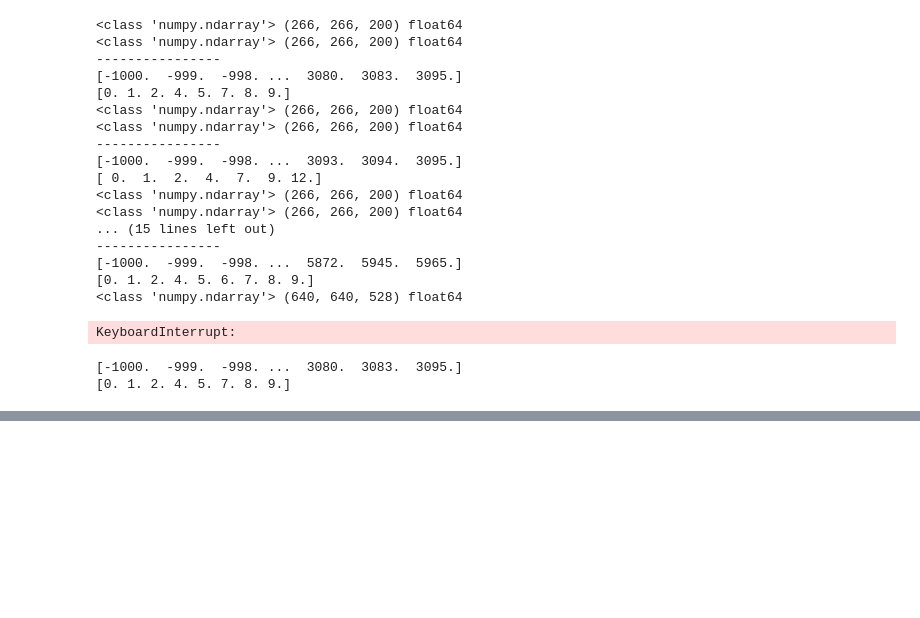
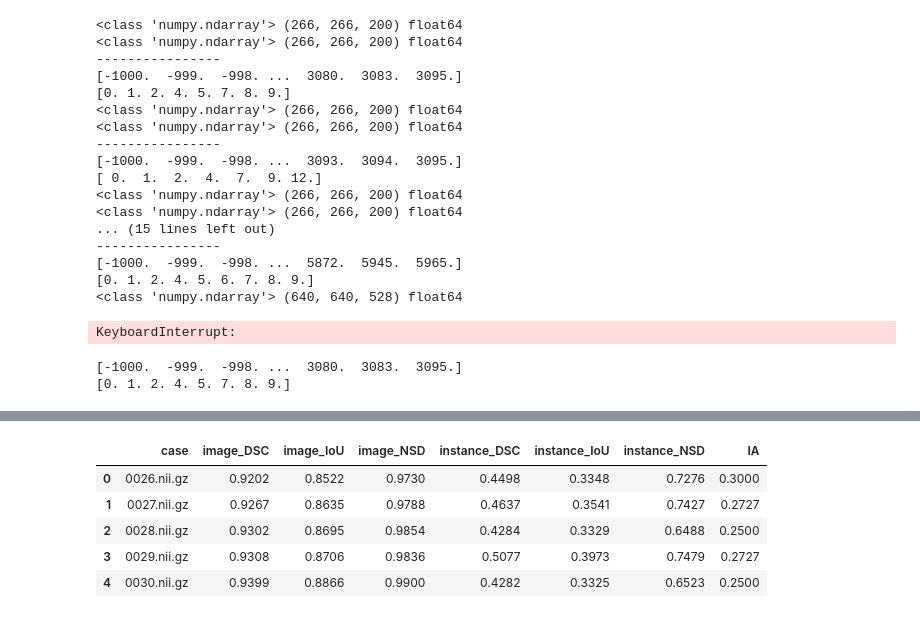
Before and after one commit to longcris04/STS2025, a Jupyter notebook: Data_Visualization/EDA.ipynb, the cells around one changed output, grey strips where cells are left out. Cells and saved outputs as stored; diff of their text form; code cells hidden in the pictures; blank space fills up the shorter version.

```diff
--- a/Data_Visualization/EDA.ipynb
+++ b/Data_Visualization/EDA.ipynb
@@ -95,0 +117,9 @@ KeyboardInterrupt:
+# %%
+df_3d_lowres
+# %% [output]
+|  | case | image_DSC | image_IoU | image_NSD | instance_DSC | instance_IoU | instance_NSD | IA |
+| 0 | 0026.nii.gz | 0.9202 | 0.8522 | 0.9730 | 0.4498 | 0.3348 | 0.7276 | 0.3000 |
+| 1 | 0027.nii.gz | 0.9267 | 0.8635 | 0.9788 | 0.4637 | 0.3541 | 0.7427 | 0.2727 |
+| 2 | 0028.nii.gz | 0.9302 | 0.8695 | 0.9854 | 0.4284 | 0.3329 | 0.6488 | 0.2500 |
+| 3 | 0029.nii.gz | 0.9308 | 0.8706 | 0.9836 | 0.5077 | 0.3973 | 0.7479 | 0.2727 |
+| 4 | 0030.nii.gz | 0.9399 | 0.8866 | 0.9900 | 0.4282 | 0.3325 | 0.6523 | 0.2500 |
```
Also changed, not shown: parts of 5 cells of this notebook.
